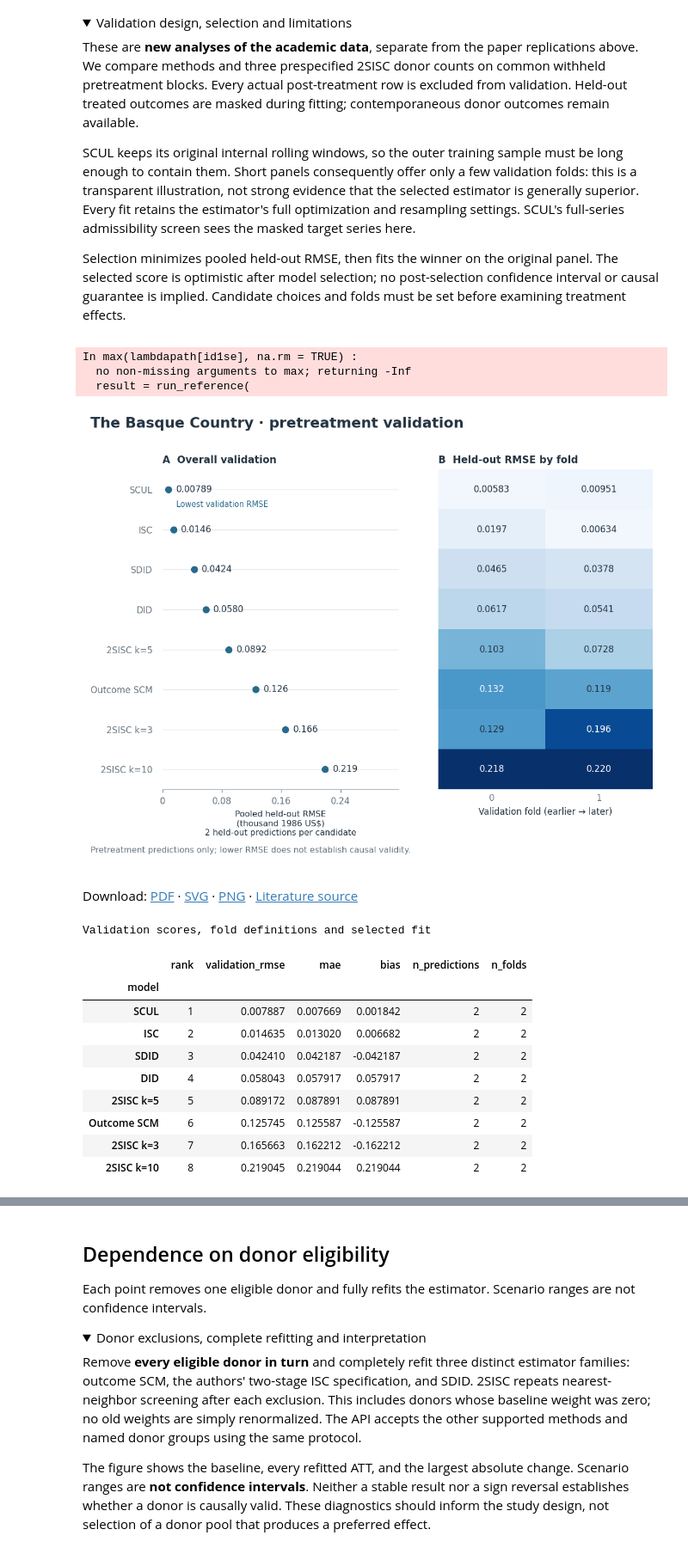
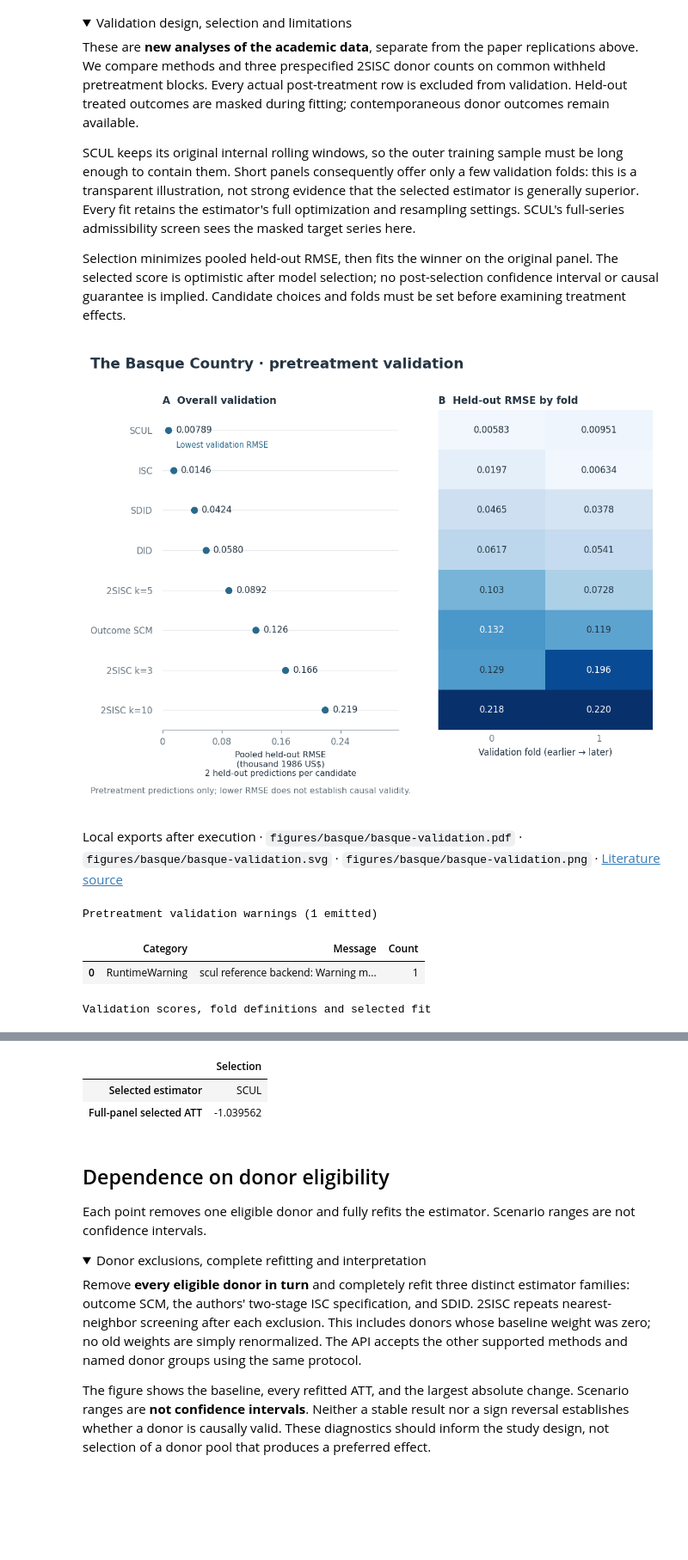
Before and after one commit to crahal/pysynthcon, a Jupyter notebook: empirical_examples/basque.ipynb, the cells around one changed output, grey strips where cells are left out. Shown at 86% size. Cells and saved outputs as stored; diff of their text form; code cells hidden in the pictures; folded sections open; blank space fills up the shorter version.

```diff
--- a/empirical_examples/basque.ipynb
+++ b/empirical_examples/basque.ipynb
@@ -349,49 +361,41 @@ candidates = {
     'Outcome SCM': SyntheticControl,
     'SCUL': partial(SCUL, initial_window=initial, horizon=horizon),
     'ISC': IndividualSC,
     'SDID': SyntheticDID,
     'DID': DifferenceInDifferences,
     **{f'2SISC k={k}': partial(TwoStageIndividualSC, n_neighbors=k)
        for k in (3, 5, 10)},
 }
 validation_start = max(panel.n_pre // 2, initial + horizon)
 validation_horizon = max(1, (panel.n_pre - validation_start) // 3)
-selection = select_estimator(
-    panel, candidates, initial_window=validation_start,
-    horizon=validation_horizon,
-)
+with warnings.catch_warnings(record=True) as validation_warnings:
+    selection = select_estimator(
+        panel, candidates, initial_window=validation_start,
+        horizon=validation_horizon,
+    )
 validation = selection.validation
 validation.summary.to_csv(figure_dir / f'{name}-validation-summary.csv')
 validation.scores.to_csv(figure_dir / f'{name}-validation-folds.csv', index=False)
 validation.predictions.to_csv(figure_dir / f'{name}-validation-predictions.csv', index=False)
 fig, axes = plot_backtest(
     validation, title=figure_details['case'] + ' · pretreatment validation',
     units=figure_details['units'],
 )
 plt.show()
 validation_files = export_figure(fig, 'validation')
+display_warnings('Pretreatment validation', validation_warnings)
 display_audit(
     'Validation scores, fold definitions and selected fit',
     validation.summary,
     validation.scores[['model', 'fold', 'training_end', 'validation_start',
                        'validation_end', 'validation_rmse']],
     pd.Series({'Selected estimator': selection.selected_name,
                'Full-panel selected ATT': selection.estimate.att}, name='Selection'),
 )
 # %% [output]
-In max(lambdapath[id1se], na.rm = TRUE) :
-  no non-missing arguments to max; returning -Inf
-  result = run_reference(
 [figure]
-Download: [PDF](<figures/basque/basque-validation.pdf>) · [SVG](<figures/basque/basque-validation.svg>) · [PNG](<figures/basque/basque-validation.png>) · [Literature source](https://economics.mit.edu/sites/default/files/publications/The%20Economic%20Costs%20of%20Conflict.pdf#page=5)
+Local exports after execution · `figures/basque/basque-validation.pdf` · `figures/basque/basque-validation.svg` · `figures/basque/basque-validation.png` · [Literature source](https://economics.mit.edu/sites/default/files/publications/The%20Economic%20Costs%20of%20Conflict.pdf#page=5)
+Pretreatment validation warnings (1 emitted)
+|  | Category | Message | Count |
+| 0 | RuntimeWarning | scul reference backend: Warning m... | 1 |
 Validation scores, fold definitions and selected fit
-|  | rank | validation_rmse | mae | bias | n_predictions | n_folds |
-| model |  |  |  |  |  |  |
-| SCUL | 1 | 0.007887 | 0.007669 | 0.001842 | 2 | 2 |
-| ISC | 2 | 0.014635 | 0.013020 | 0.006682 | 2 | 2 |
-| SDID | 3 | 0.042410 | 0.042187 | -0.042187 | 2 | 2 |
-| DID | 4 | 0.058043 | 0.057917 | 0.057917 | 2 | 2 |
-| 2SISC k=5 | 5 | 0.089172 | 0.087891 | 0.087891 | 2 | 2 |
-| Outcome SCM | 6 | 0.125745 | 0.125587 | -0.125587 | 2 | 2 |
-| 2SISC k=3 | 7 | 0.165663 | 0.162212 | -0.162212 | 2 | 2 |
-| 2SISC k=10 | 8 | 0.219045 | 0.219044 | 0.219044 | 2 | 2 |
@@ -418,3 +429,6 @@ Validation scores, fold definitions and selected fit
+|  | Selection |
+| Selected estimator | SCUL |
+| Full-panel selected ATT | -1.039562 |
 # %% [markdown]
 ## Dependence on donor eligibility
 
```
Also changed, not shown: parts of 9 cells of this notebook, 5 other files.
